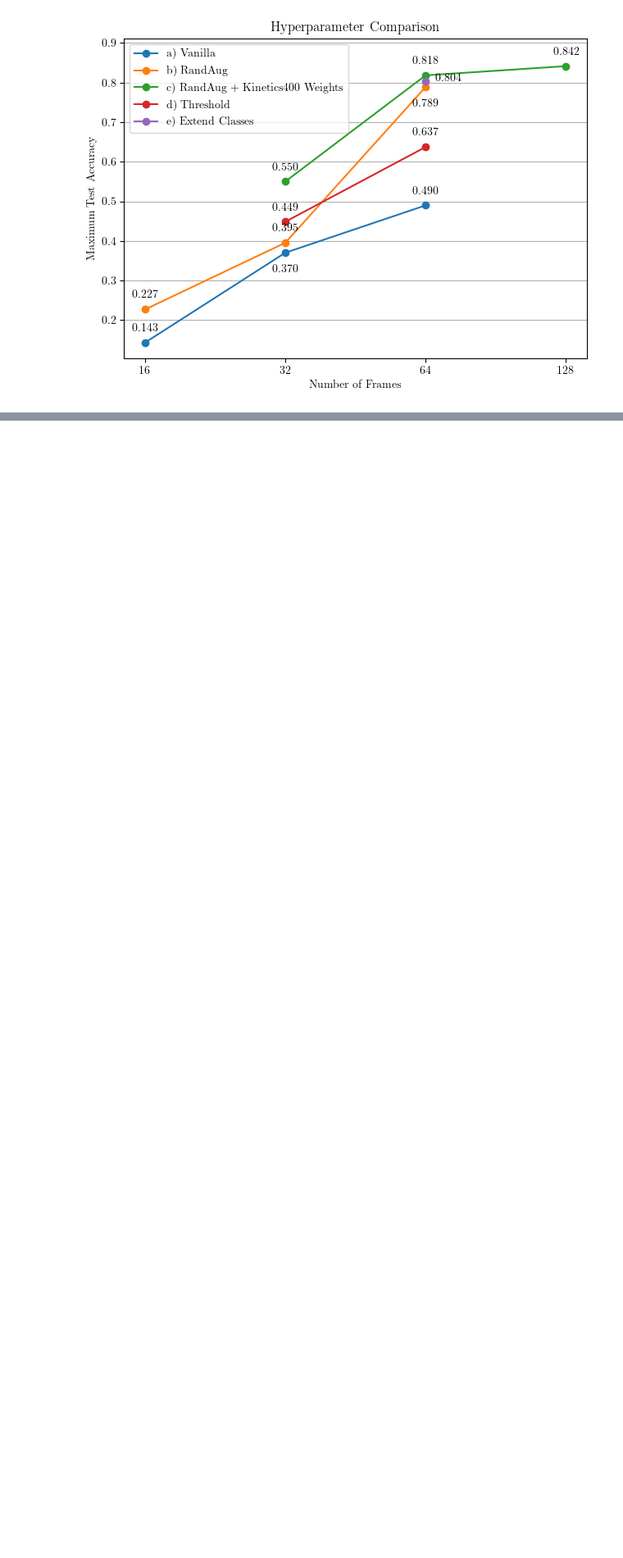
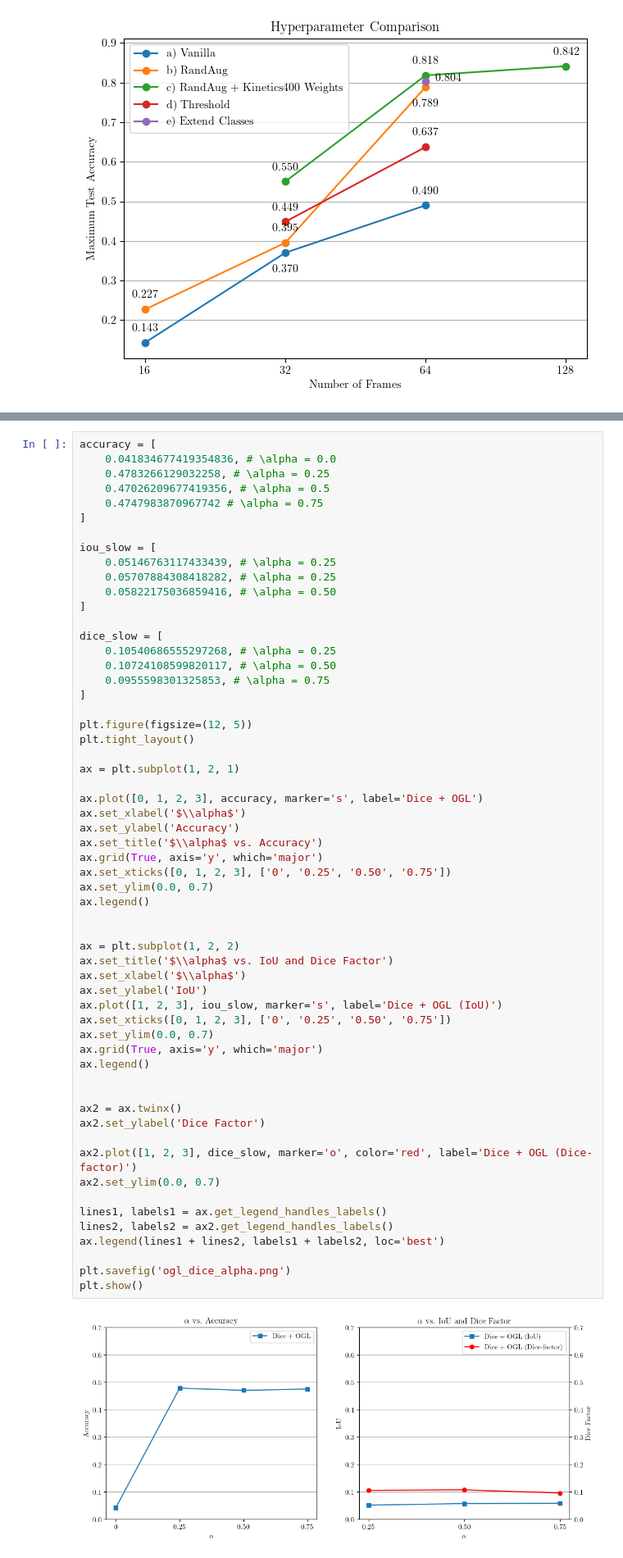
Before and after one commit to sirTomasson/diveslowlearnfast, a Jupyter notebook: notebooks/eval/Plot - Accuracy Number of Frames Relation.ipynb, the cells around one changed output, grey strips where cells are left out. Shown at 82% size. Saved outputs shown, nothing was run; the diff lists cells and outputs as text; blank space fills up the shorter version.

```diff
--- a/notebooks/eval/Plot - Accuracy Number of Frames Relation.ipynb
+++ b/notebooks/eval/Plot - Accuracy Number of Frames Relation.ipynb
@@ -167,0 +183,60 @@ plt.show()
+# %%
+accuracy = [
+    0.041834677419354836, # \alpha = 0.0
+    0.4783266129032258, # \alpha = 0.25
+    0.47026209677419356, # \alpha = 0.5
+    0.4747983870967742 # \alpha = 0.75
+]
+
+iou_slow = [
+    0.05146763117433439, # \alpha = 0.25
+    0.05707884308418282, # \alpha = 0.25
+    0.05822175036859416, # \alpha = 0.50
+]
+
+dice_slow = [
+    0.10540686555297268, # \alpha = 0.25
+    0.10724108599820117, # \alpha = 0.50
+    0.0955598301325853, # \alpha = 0.75
+]
+
+plt.figure(figsize=(12, 5))
+plt.tight_layout()
+
+ax = plt.subplot(1, 2, 1)
+
+ax.plot([0, 1, 2, 3], accuracy, marker='s', label='Dice + OGL')
+ax.set_xlabel('$\\alpha$')
+ax.set_ylabel('Accuracy')
+ax.set_title('$\\alpha$ vs. Accuracy')
+ax.grid(True, axis='y', which='major')
+ax.set_xticks([0, 1, 2, 3], ['0', '0.25', '0.50', '0.75'])
+ax.set_ylim(0.0, 0.7)
+ax.legend()
+
+
+ax = plt.subplot(1, 2, 2)
+ax.set_title('$\\alpha$ vs. IoU and Dice Factor')
+ax.set_xlabel('$\\alpha$')
+ax.set_ylabel('IoU')
+ax.plot([1, 2, 3], iou_slow, marker='s', label='Dice + OGL (IoU)')
+ax.set_xticks([0, 1, 2, 3], ['0', '0.25', '0.50', '0.75'])
+ax.set_ylim(0.0, 0.7)
+ax.grid(True, axis='y', which='major')
+ax.legend()
+
+
+ax2 = ax.twinx()
+ax2.set_ylabel('Dice Factor')
+
+ax2.plot([1, 2, 3], dice_slow, marker='o', color='red', label='Dice + OGL (Dice-factor)')
+ax2.set_ylim(0.0, 0.7)
+
+lines1, labels1 = ax.get_legend_handles_labels()
+lines2, labels2 = ax2.get_legend_handles_labels()
+ax.legend(lines1 + lines2, labels1 + labels2, loc='best')
+
+plt.savefig('ogl_dice_alpha.png')
+plt.show()
+# %% [output]
+[figure, added]
```
Also changed, not shown: parts of 4 cells of this notebook, 3 other files.
